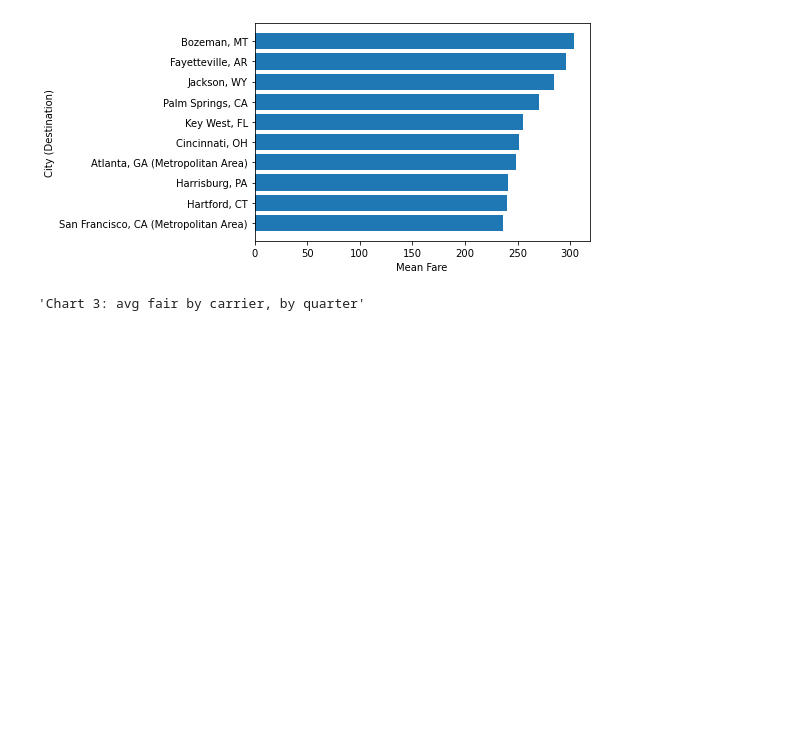
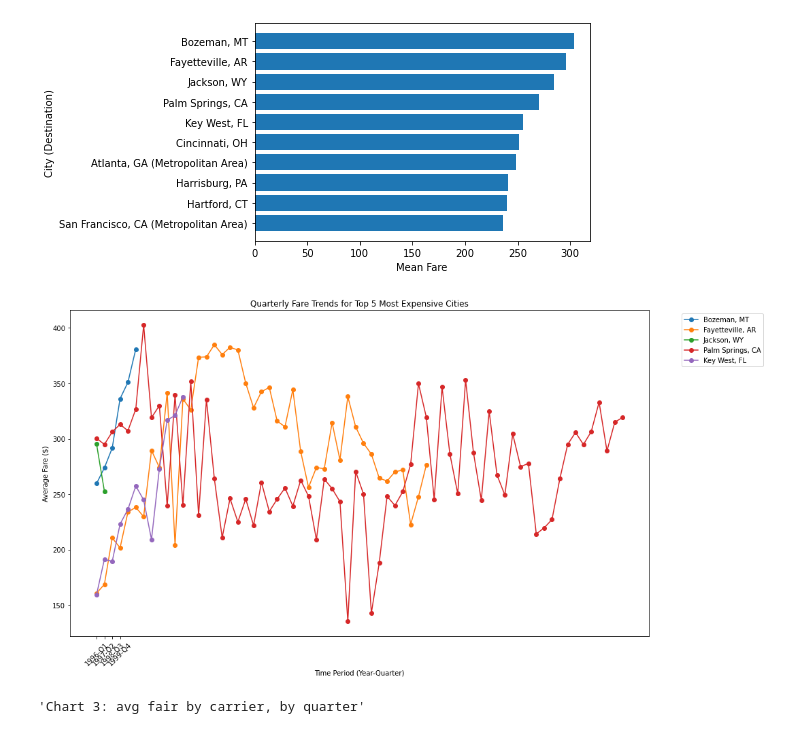
Before and after one commit to devinar25/flight-data-proj, a Jupyter notebook: main.ipynb, the cells around one changed output. Saved outputs shown, nothing was run; the diff lists cells and outputs as text; code cells hidden in the pictures; blank space fills up the shorter version.

```diff
--- a/main.ipynb
+++ b/main.ipynb
@@ -59,34 +70,37 @@ plt.show()
 def plot_quarterly_city_fares(faresByCity_df, top_n=5):
     """Plot quarterly fare trends for top N cities by average fare"""
     # Get top N most expensive cities
     top_cities = faresByCity_df.groupby('city2')['fare'].mean().nlargest(top_n).index
 
     # Filter data for top cities
     top_cities_data = faresByCity_df[faresByCity_df['city2'].isin(top_cities)]
 
     # Calculate quarterly averages for each city
     quarterly_avg = top_cities_data.groupby(['Year', 'quarter', 'city2'])['fare'].mean().reset_index()
 
     # Create the plot
     plt.figure(figsize=(15, 8))
 
     for city in top_cities:
         city_data = quarterly_avg[quarterly_avg['city2'] == city]
         plt.plot(range(len(city_data)), city_data['fare'], label=city, marker='o')
 
     plt.xlabel('Time Period (Year-Quarter)')
     plt.ylabel('Average Fare ($)')
     plt.title(f'Quarterly Fare Trends for Top {top_n} Most Expensive Cities')
     plt.legend(bbox_to_anchor=(1.05, 1), loc='upper left')
 
     # Create custom x-axis labels
     tick_labels = [f"{year}-Q{quarter}" for year, quarter
                   in zip(quarterly_avg['Year'].unique(), quarterly_avg['quarter'].unique())]
     plt.xticks(range(len(tick_labels)), tick_labels, rotation=45)
 
     plt.tight_layout()
     plt.show()
-plot_carrier_quarterly_fares(faresByCity_df)
+
+plot_quarterly_city_fares(faresByCity_df)
+# %% [output]
+[figure, added]
 # %%
 '''Chart 3: avg fair by carrier, by quarter'''
 # %% [output]
```
Also changed, not shown: parts of 3 cells of this notebook.
